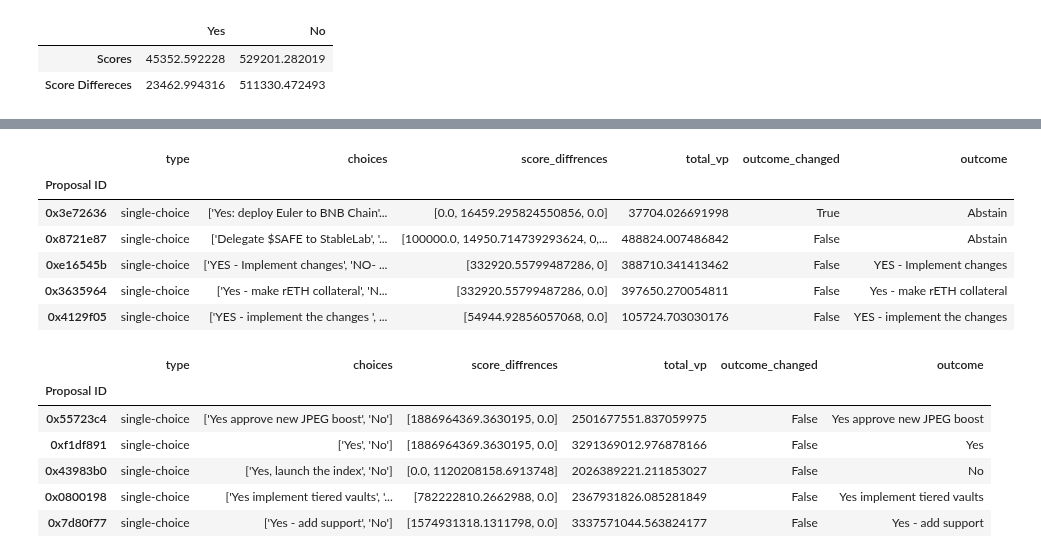
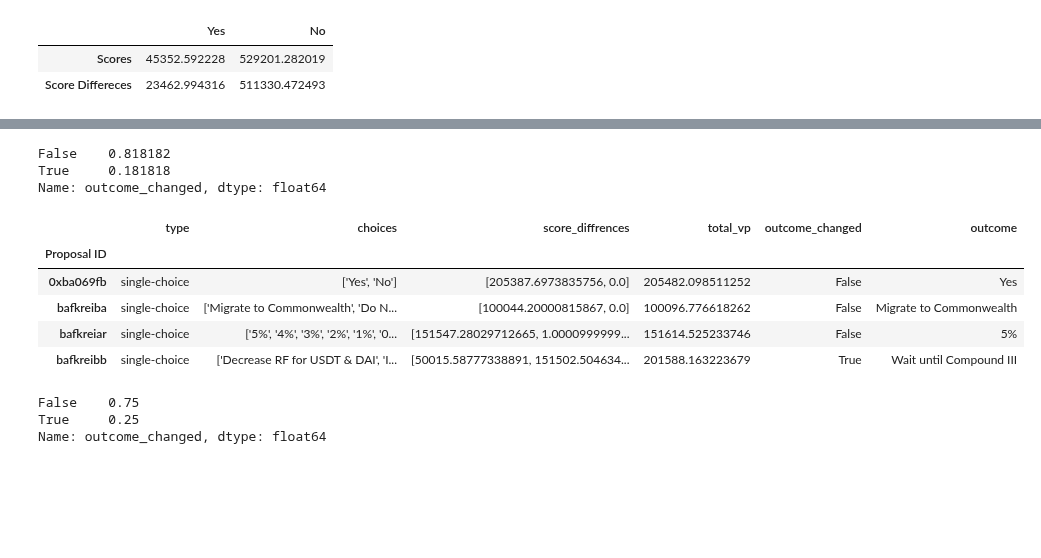
Before and after one commit to acemasterjb/gov_analysis, a Jupyter notebook: _sources/plutocracy_report.ipynb, the cells around one changed output, grey strips where cells are left out. Saved outputs shown, nothing was run; the diff lists cells and outputs as text; code cells hidden in the pictures; blank space fills up the shorter version.

Commit message:
deploy: e75f95a47c56930f3d20560a943060c6038f66f3

```diff
--- a/_sources/plutocracy_report.ipynb
+++ b/_sources/plutocracy_report.ipynb
@@ -26,10 +26,10 @@ The data used for this article came from data sources that specialize in providi
 Using this data, two spreadsheets were compiled which act as the local database for this analysis. Each spreadsheet contains each voter's choice and voting power for the last five proposals each DAO opened. **One spreadsheet filters out "whales"** which, in the context of this analysis, are voters of each proposal which have voting power **at or above the 95th percentile of voting power for that proposal**.
 # %%
 plutocracy_report_data = pd.read_excel(
-    "../plutocracy_report.xls", sheet_name=None, engine="openpyxl"
+    "../plutocracy_report.xlsx", sheet_name=None, engine="openpyxl"
 )
 plutocracy_report_data_filtered = pd.read_excel(
-    "../plutocracy_report_filtered.xls", sheet_name=None, engine="openpyxl"
+    "../plutocracy_report_filtered.xlsx", sheet_name=None, engine="openpyxl"
 )
 # %% [markdown]
 With this, we can begin asking ourselves some questions. Such as: **How many whales have voted in the last five proposals for each of the DAOs we analyzed?**
@@ -334,20 +449,21 @@ score_diffrences_dfs["Radicle"]
+# %%
+score_diffrences_dfs["Radicle"]["outcome_changed"].value_counts(normalize=True)
+# %% [output]
+False    0.818182
+True     0.181818
+Name: outcome_changed, dtype: float64
 # %%
-score_diffrences_dfs["Euler"]
+score_diffrences_dfs["Compound"]
 # %% [output]
 |  | type | choices | score_diffrences | total_vp | outcome_changed | outcome |
 | Proposal ID |  |  |  |  |  |  |
-| 0x3e72636 | single-choice | ['Yes: deploy Euler to BNB Chain'... | [0.0, 16459.295824550856, 0.0] | 37704.026691998 | True | Abstain |
-| 0x8721e87 | single-choice | ['Delegate $SAFE to StableLab', '... | [100000.0, 14950.714739293624, 0,... | 488824.007486842 | False | Abstain |
-| 0xe16545b | single-choice | ['YES - Implement changes', 'NO- ... | [332920.55799487286, 0] | 388710.341413462 | False | YES - Implement changes |
-| 0x3635964 | single-choice | ['Yes - make rETH collateral', 'N... | [332920.55799487286, 0.0] | 397650.270054811 | False | Yes - make rETH collateral |
-| 0x4129f05 | single-choice | ['YES - implement the changes ', ... | [54944.92856057068, 0.0] | 105724.703030176 | False | YES - implement the changes |
+| 0xba069fb | single-choice | ['Yes', 'No'] | [205387.6973835756, 0.0] | 205482.098511252 | False | Yes |
+| bafkreiba | single-choice | ['Migrate to Commonwealth', 'Do N... | [100044.20000815867, 0.0] | 100096.776618262 | False | Migrate to Commonwealth |
+| bafkreiar | single-choice | ['5%', '4%', '3%', '2%', '1%', '0... | [151547.28029712665, 1.0000999999... | 151614.525233746 | False | 5% |
+| bafkreibb | single-choice | ['Decrease RF for USDT & DAI', 'I... | [50015.58777338891, 151502.504634... | 201588.163223679 | True | Wait until Compound III |
-# %%
-score_diffrences_dfs["JPEG’d"]
-# %% [output]
-|  | type | choices | score_diffrences | total_vp | outcome_changed | outcome |
-| Proposal ID |  |  |  |  |  |  |
-| 0x55723c4 | single-choice | ['Yes approve new JPEG boost', 'No'] | [1886964369.3630195, 0.0] | 2501677551.837059975 | False | Yes approve new JPEG boost |
-| 0xf1df891 | single-choice | ['Yes', 'No'] | [1886964369.3630195, 0.0] | 3291369012.976878166 | False | Yes |
-| 0x43983b0 | single-choice | ['Yes, launch the index', 'No'] | [0.0, 1120208158.6913748] | 2026389221.211853027 | False | No |
-| 0x0800198 | single-choice | ['Yes implement tiered vaults', '... | [782222810.2662988, 0.0] | 2367931826.085281849 | False | Yes implement tiered vaults |
-| 0x7d80f77 | single-choice | ['Yes - add support', 'No'] | [1574931318.1311798, 0.0] | 3337571044.563824177 | False | Yes - add support |
+# %%
+score_diffrences_dfs["Compound"]["outcome_changed"].value_counts(normalize=True)
+# %% [output]
+False    0.75
+True     0.25
+Name: outcome_changed, dtype: float64
```
Also changed, not shown: parts of 25 cells of this notebook, 3 other files.
